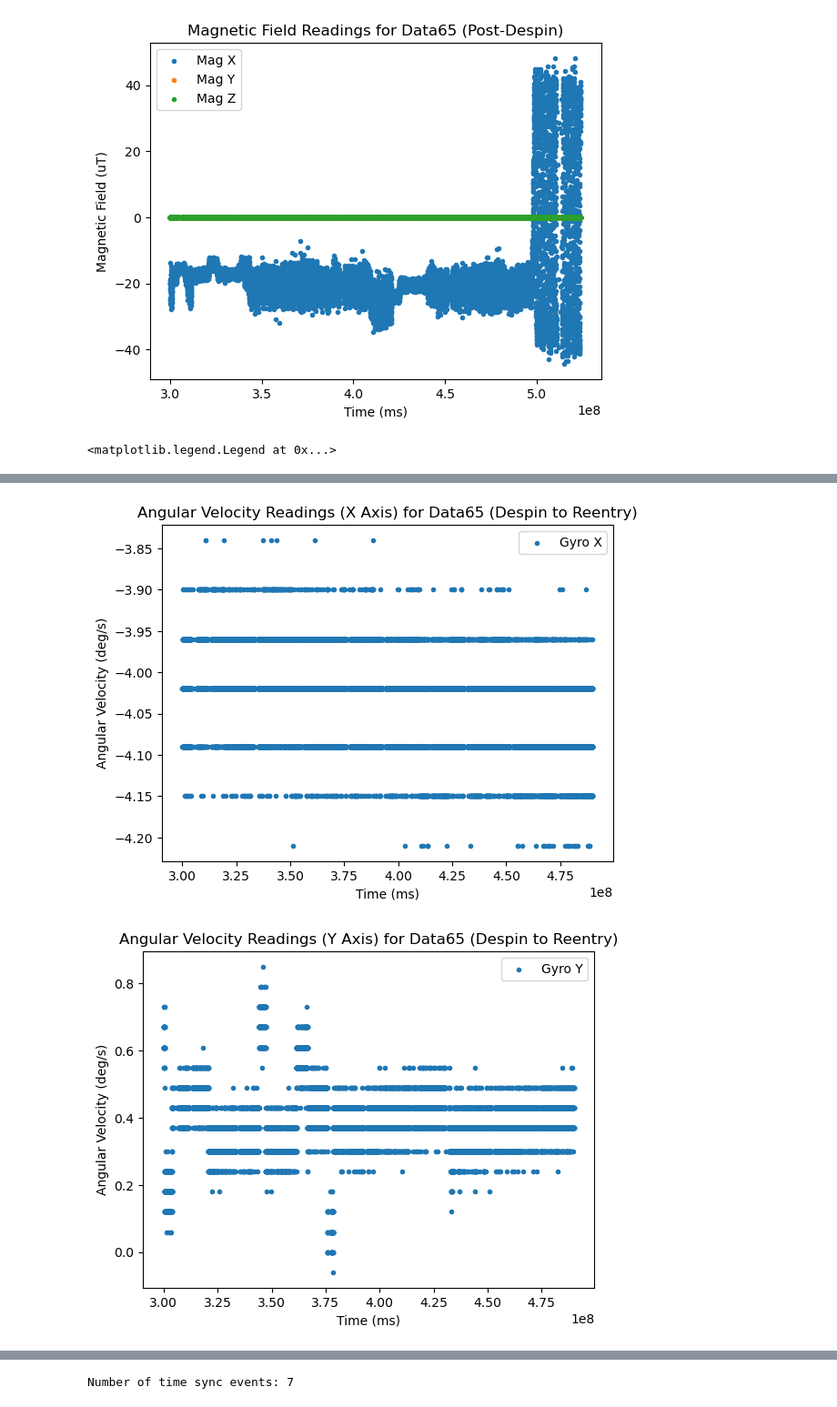
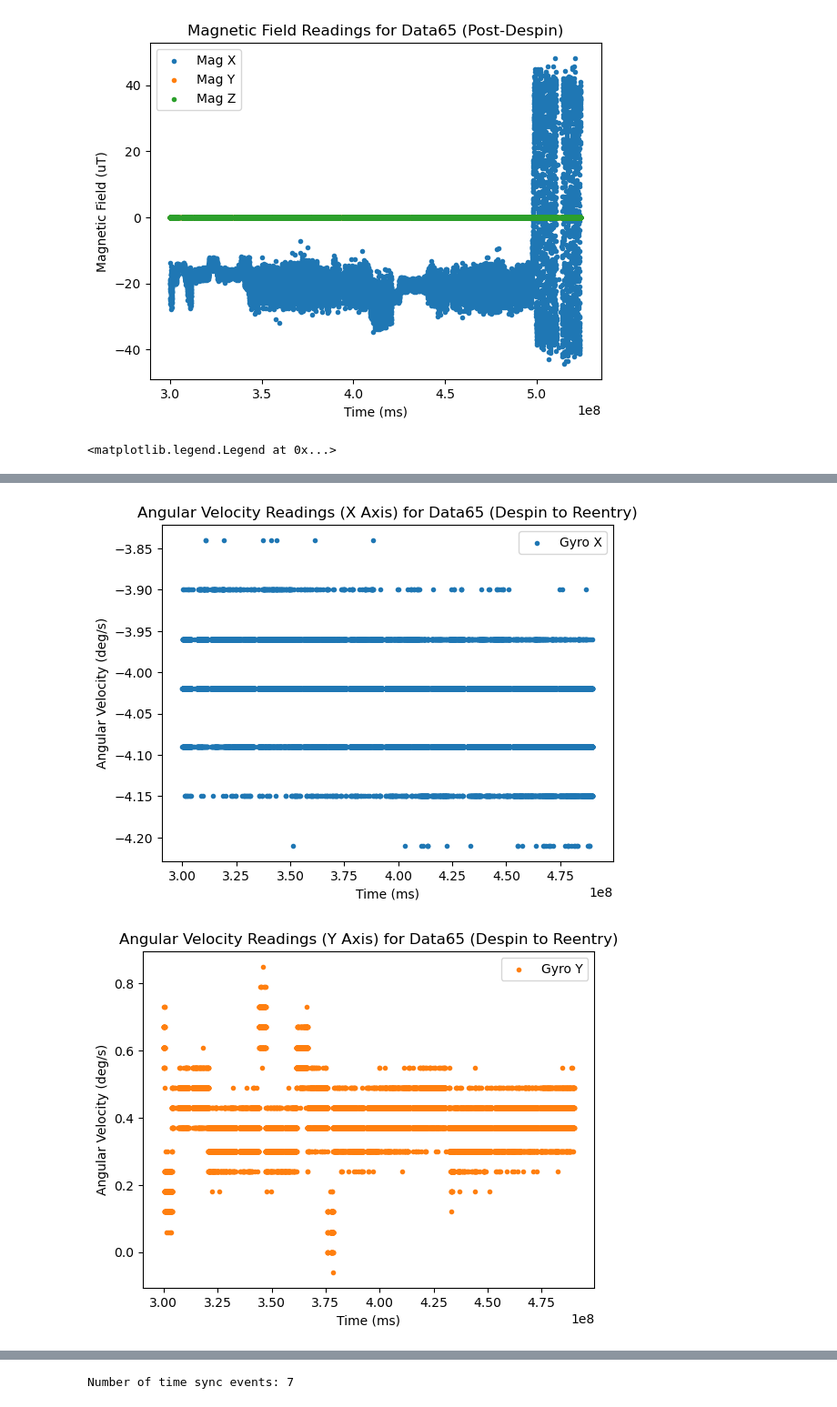
Before and after one commit to Snoozebot3000/RocksatXDataProcessing, a Jupyter notebook: src/plotData.ipynb, the cells around one changed output, grey strips where cells are left out. Shown at 91% size. Cells and saved outputs as stored; diff of their text form; code cells hidden in the pictures.

```diff
--- a/src/plotData.ipynb
+++ b/src/plotData.ipynb
@@ -374,34 +374,34 @@ axIMUMagReentry.set_ylabel('Magnetic Field (uT)')
 axIMUMagReentry.set_title('Magnetic Field Readings for ' + dataSet + ' (Despin to Reentry)')
 axIMUMagReentry.legend()
 
 # Lets look at the gyro data in more detail for each axis individually
 figIMUGyroXReentry, axIMUGyroXReentry = plt.subplots()   # Create a figure containing a single axes.
 plotIMUGyroXReentry = axIMUGyroXReentry.scatter(imuDataReentry['Time'], imuDataReentry['GyroX'], label='Gyro X', marker=".")
 #add axis titles
 axIMUGyroXReentry.set_xlabel('Time (ms)')
 axIMUGyroXReentry.set_ylabel('Angular Velocity (deg/s)')
 axIMUGyroXReentry.set_title('Angular Velocity Readings (X Axis) for ' + dataSet + ' (Despin to Reentry)')
 axIMUGyroXReentry.legend()
 
-figIMUGyroYReentry, axIMUGyroYReentry = plt.subplots()   # Create a figure containing a single axes.
-plotIMUGyroYReentry = axIMUGyroYReentry.scatter(imuDataReentry['Time'], imuDataReentry['GyroY'], label='Gyro Y', marker=".")
+figIMUGyroYReentry, axIMUGyroYReentry = plt.subplots()   # Create a figure containing a single axes and set the color to yellow.
+plotIMUGyroYReentry = axIMUGyroYReentry.scatter(imuDataReentry['Time'], imuDataReentry['GyroY'], label='Gyro Y', marker=".", color='tab:orange')
 #add axis titles
 axIMUGyroYReentry.set_xlabel('Time (ms)')
 axIMUGyroYReentry.set_ylabel('Angular Velocity (deg/s)')
 axIMUGyroYReentry.set_title('Angular Velocity Readings (Y Axis) for ' + dataSet + ' (Despin to Reentry)')
 axIMUGyroYReentry.legend()
 
 figIMUGyroZReentry, axIMUGyroZReentry = plt.subplots()   # Create a figure containing a single axes.
-plotIMUGyroZReentry = axIMUGyroZReentry.scatter(imuDataReentry['Time'], imuDataReentry['GyroZ'], label='Gyro Z', marker=".")
+plotIMUGyroZReentry = axIMUGyroZReentry.scatter(imuDataReentry['Time'], imuDataReentry['GyroZ'], label='Gyro Z', marker=".", color='tab:green')
 #add axis titles
 axIMUGyroZReentry.set_xlabel('Time (ms)')
 axIMUGyroZReentry.set_ylabel('Angular Velocity (deg/s)')
 axIMUGyroZReentry.set_title('Angular Velocity Readings (Z Axis) for ' + dataSet + ' (Despin to Reentry)')
 axIMUGyroZReentry.legend()
 # %% [output]
 <matplotlib.legend.Legend at 0x...>
 [figure]
 [figure]
 [figure]
 [figure]
-[figure, old version]
+[figure, new version]
```
Also changed, not shown: parts of 2 cells of this notebook.
